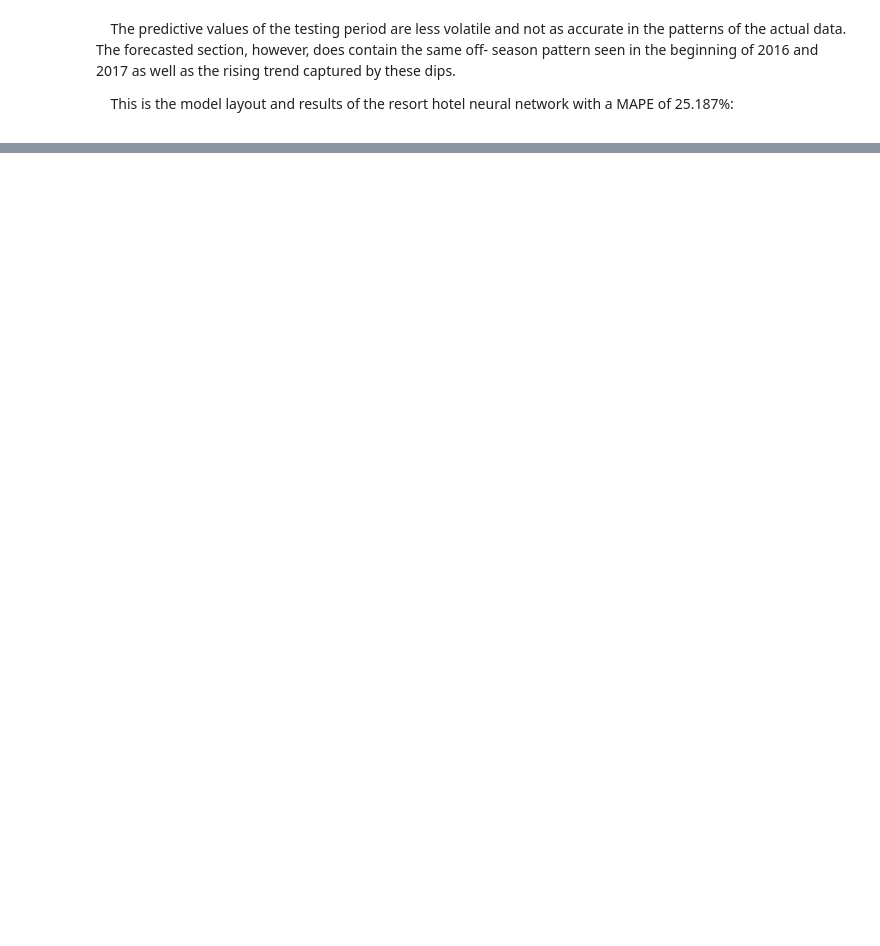
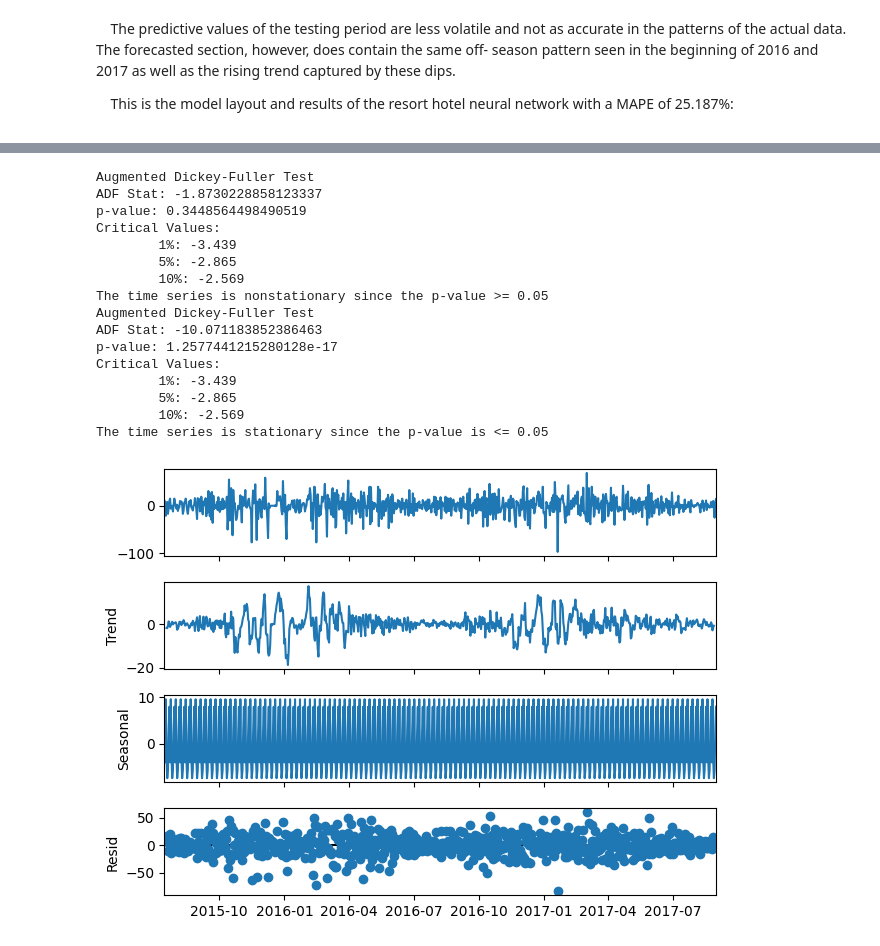
Before and after one commit to K3-10e/WGU-Data-Analytics-Portfolio, a Jupyter notebook: Capstone/SARIMAX and Neural Network Forecasting.ipynb, the cells around one changed output, grey strips where cells are left out. Cells and saved outputs as stored; diff of their text form; code cells hidden in the pictures; blank space fills up the shorter version.

```diff
--- a/Capstone/SARIMAX and Neural Network Forecasting.ipynb
+++ b/Capstone/SARIMAX and Neural Network Forecasting.ipynb
@@ -1916,0 +1917,40 @@ differentiations needed for the data is represented by the d variable in SARIMAX
+# %%
+def adf_test(col):
+   """
+   adf_test: calculates the Augmented Dickey Fuller test for the passed column
+   """
+   # adf test [In-Text Citation: (GeeksforGeeks, 2022)]
+   adf_results = adfuller(col)
+   alpha = 0.05
+   print(f"Augmented Dickey-Fuller Test")
+   print(f"ADF Stat: {adf_results[0]}")
+   print(f"p-value: {adf_results[1]}")
+   print('Critical Values:')
+   for k, v in adf_results[4].items():
+      print('\t%s: %.3f' % (k, v))
+   if adf_results[1] <= alpha:
+      print("The time series is " + text.BOLD +  "stationary" + text.END + " since the p-value is <= 0.05")
+      return True
+   else:
+      print("The time series is " + text.BOLD +  "nonstationary" + text.END + " since the p-value >= 0.05")
+      return False
+def explore_arima(hotel_data,):
+   """
+   arima: does an arima forecast
+   """
+   stationary_data = hotel_data
+   while not(adf_test(stationary_data.values)):
+      stationary_data = stationary_data.diff()
+      stationary_data = stationary_data.iloc[1:]
+   print()
+   # graphing
+   decompose_result = seasonal_decompose(stationary_data, model='additive')
+   decompose_result.plot()
+   plt.show()
+   fig, axs = plt.subplots(2)
+   fig.set_size_inches(10, 6)
+   plot_acf(stationary_data, ax=axs[0], zero=False)
+   plot_pacf(stationary_data, ax=axs[1], zero=False)
+   plt.show()
+
+explore_arima(city_occupancy)
@@ -1916,0 +2073,20 @@ differentiations needed for the data is represented by the d variable in SARIMAX
+# %%
+explore_arima(resort_occupancy)
+# %% [output]
+Augmented Dickey-Fuller Test
+ADF Stat: -1.8730228858123337
+p-value: 0.3448564498490519
+Critical Values:
+        1%: -3.439
+        5%: -2.865
+        10%: -2.569
+The time series is nonstationary since the p-value >= 0.05
+Augmented Dickey-Fuller Test
+ADF Stat: -10.071183852386463
+p-value: 1.2577441215280128e-17
+Critical Values:
+        1%: -3.439
+        5%: -2.865
+        10%: -2.569
+The time series is stationary since the p-value is <= 0.05
+[figure, added]
```
Also changed, not shown: parts of 19 cells of this notebook, 2 other files.
